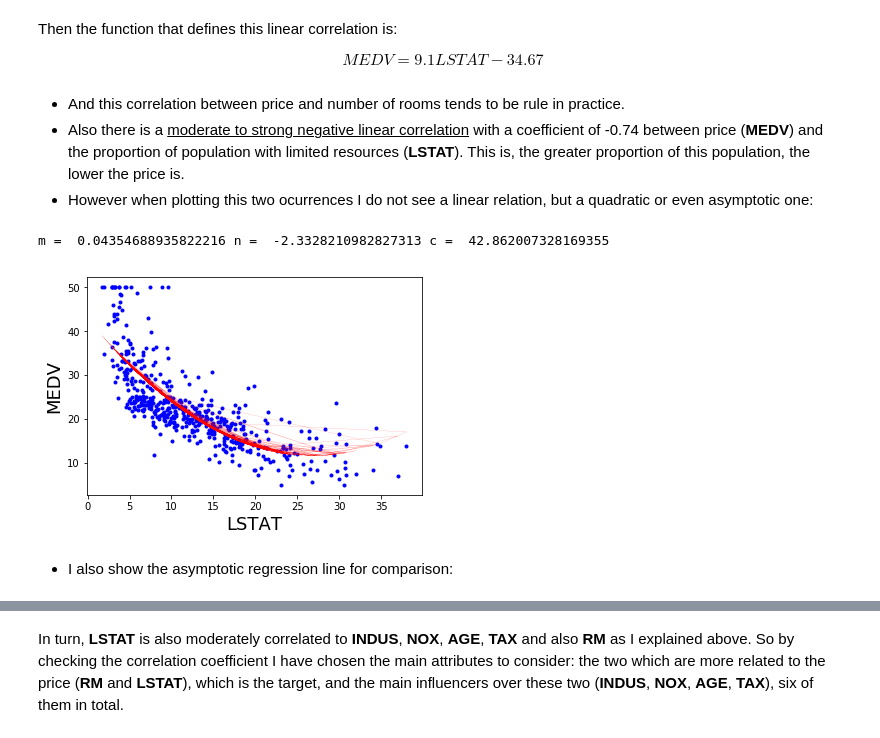
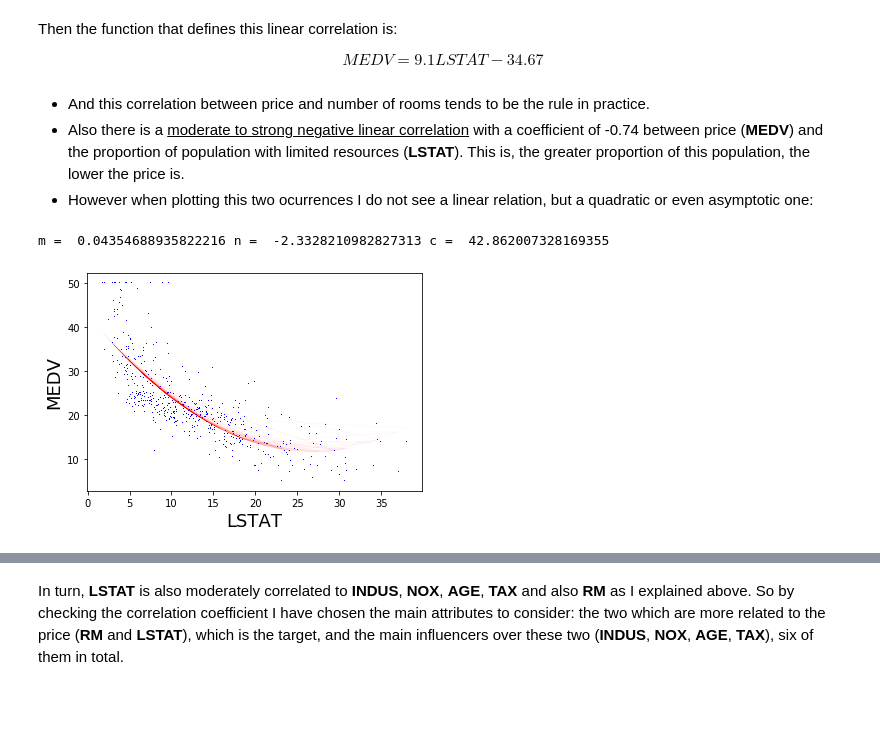
Before and after one commit to Carloselrecharlie/Boston_House_Prices_Analysis, a Jupyter notebook: Analysis of Boston House Prices dataset.ipynb, the cells around one changed output, grey strips where cells are left out. Saved outputs shown, nothing was run; the diff lists cells and outputs as text; code cells hidden in the pictures; blank space fills up the shorter version.

```diff
--- a/Analysis of Boston House Prices dataset.ipynb
+++ b/Analysis of Boston House Prices dataset.ipynb
@@ -140,18 +149,20 @@ Then the function that defines this linear correlation is:
 
 $$ MEDV = 9.1 LSTAT - 34.67 $$
 # %% [markdown]
-- And this correlation between price and number of rooms tends to be rule in practice.
+- And this correlation between price and number of rooms tends to be the rule in practice.
 - Also there is a <u>moderate to strong negative linear correlation</u> with a coefficient of -0.74 between price (__MEDV__) and the proportion of population with limited resources (__LSTAT__). This is, the greater proportion of this population, the lower the price is.
 - However when plotting this two ocurrences I do not see a linear relation, but a quadratic or even asymptotic one:
 # %%
-plt.plot(bhp['LSTAT'],bhp['MEDV'], 'b.')
+# plotting both variables with small blue dots
+plt.plot(bhp['LSTAT'],bhp['MEDV'], 'b,')
+# getting the parameters from the regression line that best fit these pair of coordinates
 m, n, c = np.polyfit(bhp['LSTAT'], bhp['MEDV'], 2)
-plt.plot(bhp['LSTAT'], m*bhp['LSTAT']**2 + n * bhp['LSTAT'] + c, 'r-', linewidth=0.1)
+# drawing the regression line in red
+plt.plot(bhp['LSTAT'], m*bhp['LSTAT']**2 + n * bhp['LSTAT'] + c, 'r-', linewidth=0.02)
+# setting axes labels
 plt.xlabel('LSTAT', fontsize=18)
 plt.ylabel('MEDV', fontsize=18)
 print('m = ', m, 'n = ', n, 'c = ', c)
 # %% [output]
 m =  0.04354688935822216 n =  -2.3328210982827313 c =  42.862007328169355
-[figure, old version]
+[figure, new version]
-# %% [markdown]
-- I also show the asymptotic regression line for comparison:
```
Also changed, not shown: parts of 25 cells of this notebook.
